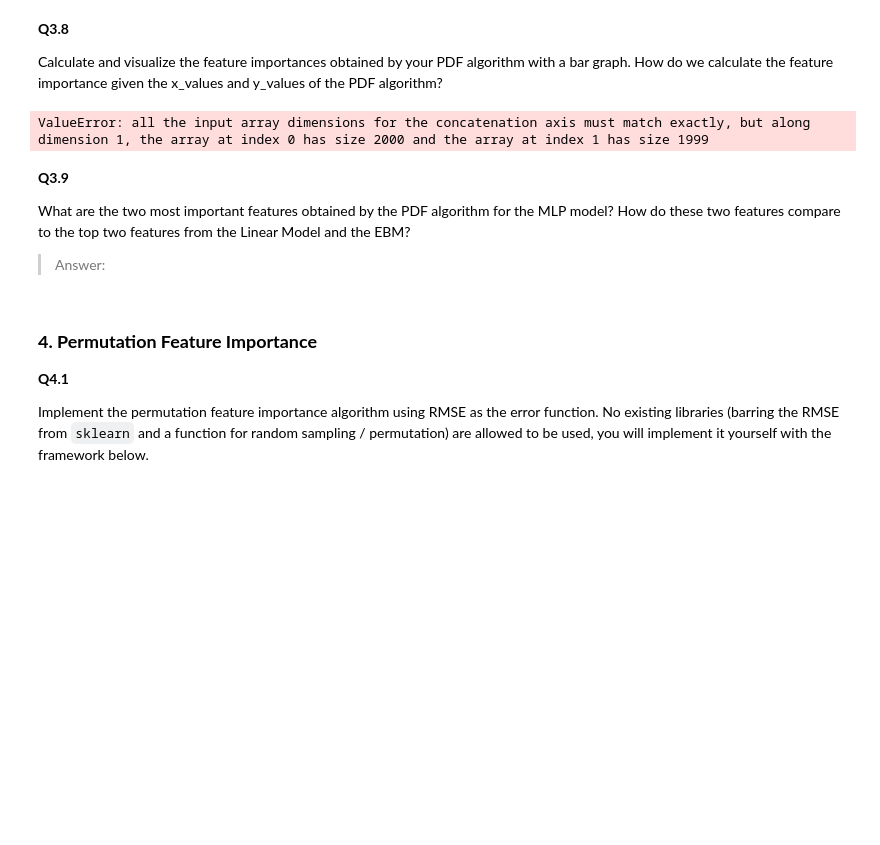
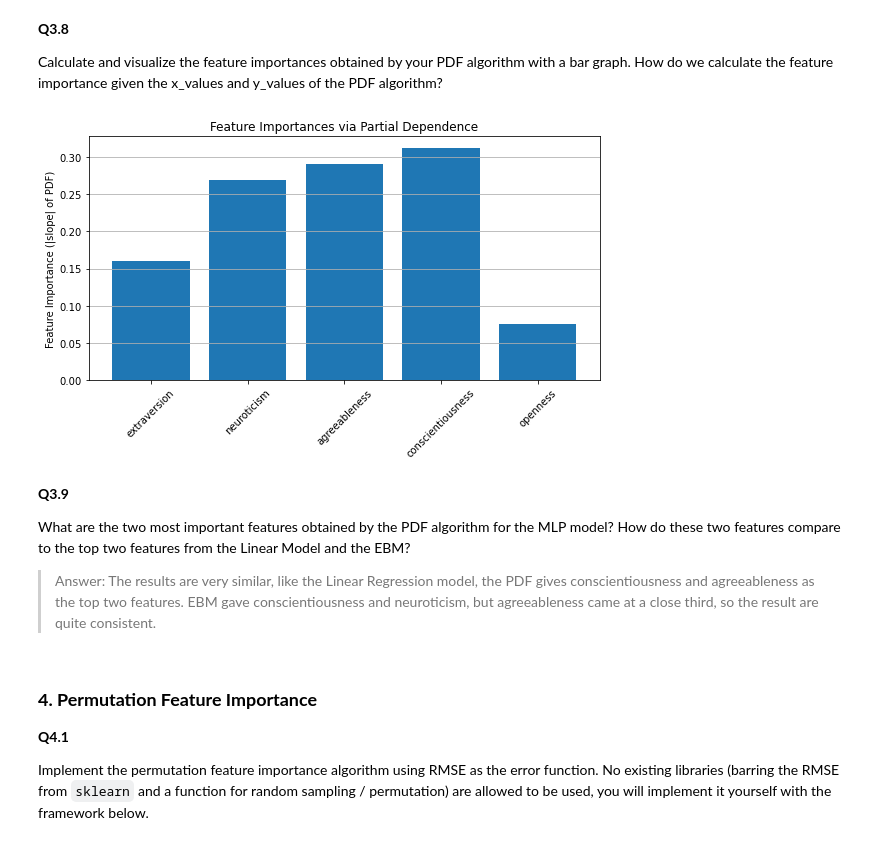
Before and after one commit to BarGinger/HCML-Explainability, a Jupyter notebook: Prog_Explainability_Group_10.ipynb, the cells around one changed output. Cells and saved outputs as stored; diff of their text form; code cells hidden in the pictures; blank space fills up the shorter version.

```diff
--- a/Prog_Explainability_Group_10.ipynb
+++ b/Prog_Explainability_Group_10.ipynb
@@ -753,39 +749,39 @@ Calculate and visualize the feature importances obtained by your PDF algorithm w
 # %%
 from scipy.stats import linregress
 
 from scipy.stats import linregress
 import matplotlib.pyplot as plt
 import numpy as np
 
 # Feature names
 features = ["extraversion", "neuroticism", "agreeableness", "conscientiousness", "openness"]
 
 # Store importances
 importances = {}
 
 # Looping over features and compute slopes
 for feature in features:
-    x_vals, f_vals = PDF(X_test, clf, feature)
-    slope, intercept, r_value, p_value, std_err = linregress(x_vals, f_vals)
+    x_vals, f_vals = PDF(X_val, clf, feature)
+    slope, intercept, r_value, p_value, std_err = linregress(x_vals, f_vals) #calculate the slope to give the feature importance
     importances[feature] = abs(slope)
 
 # Plotting the bar graph
 plt.figure(figsize=(8, 5))
 plt.bar(importances.keys(), importances.values())
 plt.ylabel("Feature Importance (|slope| of PDF)")
 plt.title("Feature Importances via Partial Dependence")
 plt.grid(True, axis='y')
 plt.xticks(rotation=45)
 plt.tight_layout()
 plt.show()
 # %% [output]
-ValueError: all the input array dimensions for the concatenation axis must match exactly, but along dimension 1, the array at index 0 has size 2000 and the array at index 1 has size 1999
+[figure, added]
 # %% [markdown]
 **Q3.9**
 
 What are the two most important features obtained by the PDF algorithm for the MLP model? How do these two features compare to the top two features from the Linear Model and the EBM?
 
-> Answer:
+> Answer: The results are very similar, like the Linear Regression model, the PDF gives conscientiousness and agreeableness as the top two features. EBM gave conscientiousness and neuroticism, but agreeableness came at a close third, so the result are quite consistent.
 # %% [markdown]
 ### **4. Permutation Feature Importance**
 
```
Also changed, not shown: parts of 3 cells of this notebook.
